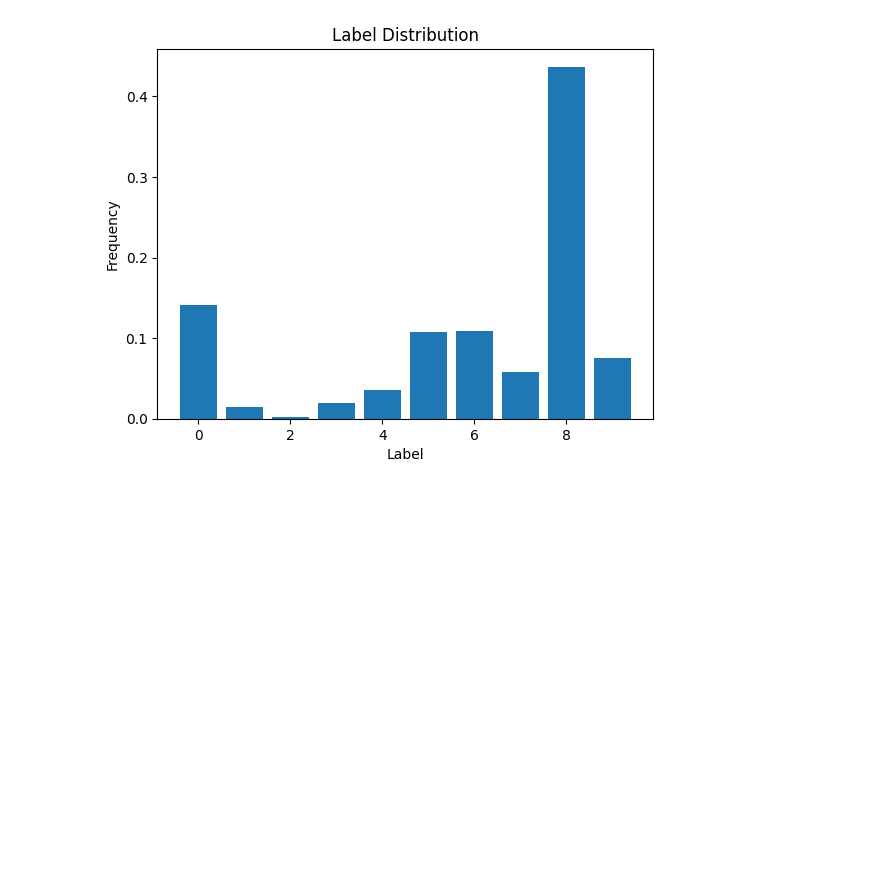
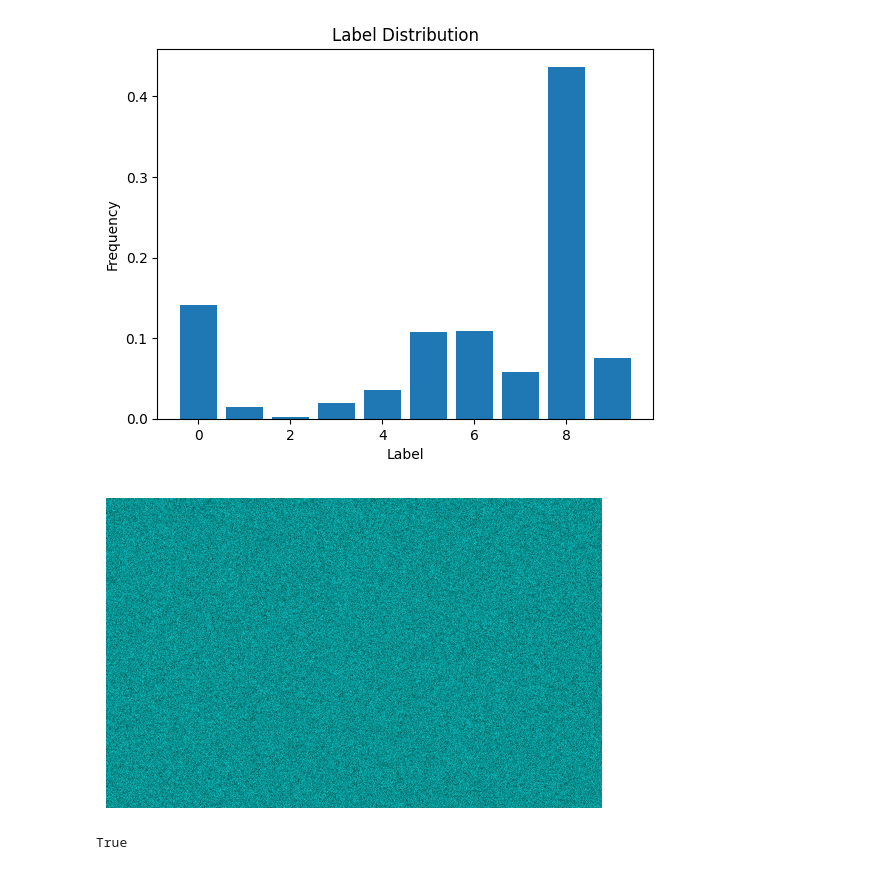
Before and after one commit to tsopeter/VM_NES_Training, a Jupyter notebook: test.ipynb, the cells around one changed output. Saved outputs shown, nothing was run; the diff lists cells and outputs as text; code cells hidden in the pictures; blank space fills up the shorter version.

```diff
--- a/test.ipynb
+++ b/test.ipynb
@@ -684,3 +697,24 @@ plt.title('Label Distribution')
 plt.show()
 # %% [output]
 [figure]
+# %%
+import numpy as np
+import cv2
+from matplotlib import pyplot as plt
+
+img1 = cv2.imread('Images/dlp_logo_white 1280x800bw_1bit_hg.bmp',cv2.IMREAD_GRAYSCALE)
+img2 = np.zeros_like(img1) * 255
+img  = np.zeros(shape=(1600,2560,3),dtype=np.uint8)
+
+img[:,:,0] = img1
+img[:,:,1] = img1
+img[:,:,2] = (img1 & 0x0F) | (img2 & 0xF0)
+
+plt.imshow(cv2.cvtColor(img, cv2.COLOR_RGB2BGR))
+plt.axis('off')
+plt.show()
+
+cv2.imwrite('Images/test_image_color.png', img)
+# %% [output]
+[figure, added]
+True
```
Also changed, not shown: parts of 1 cell of this notebook, 31 other files.
